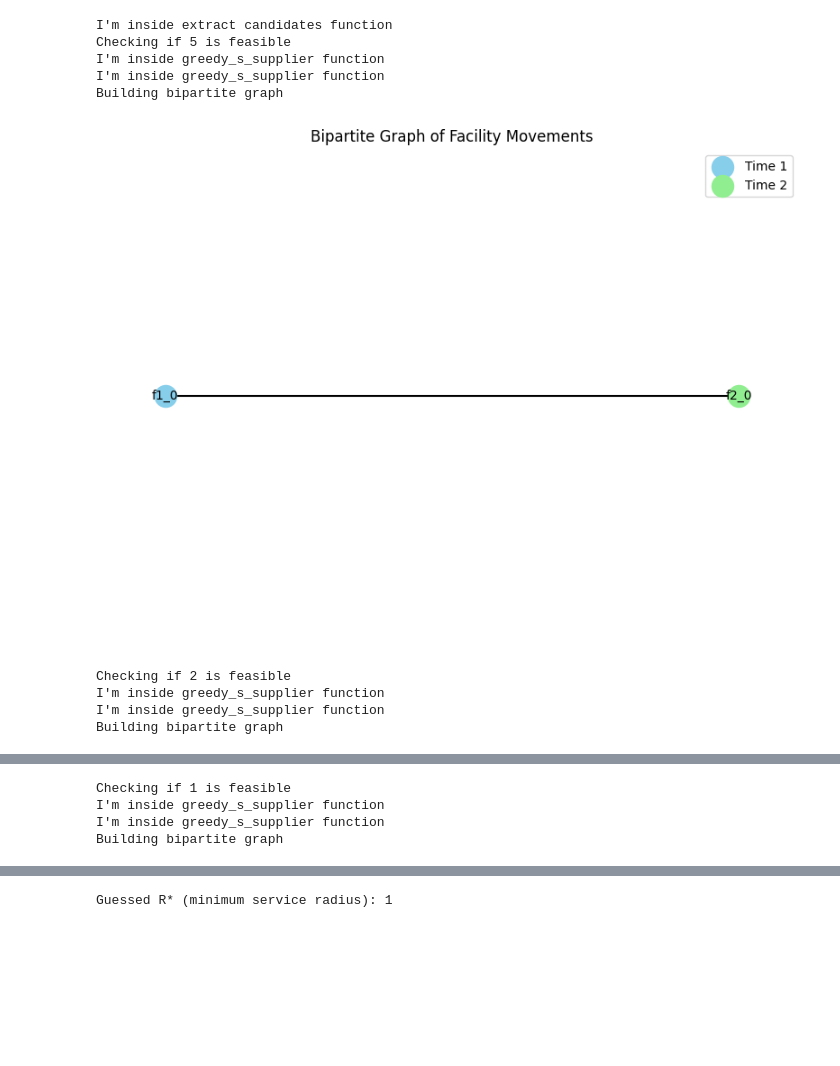
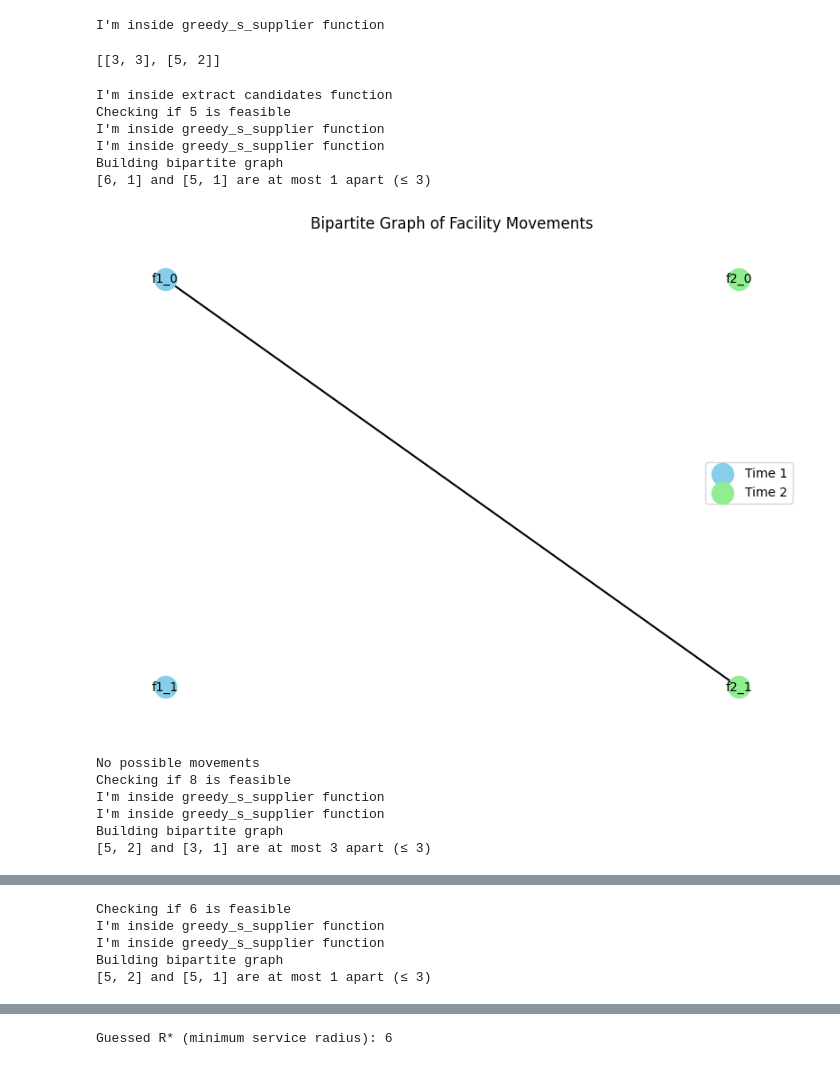
Before and after one commit to Harshith-Puram/MajorProject, a Jupyter notebook: ropt.ipynb, the cells around one changed output, grey strips where cells are left out. Saved outputs shown, nothing was run; the diff lists cells and outputs as text; code cells hidden in the pictures; blank space fills up the shorter version.

Commit message:
Fix issues in ropt.ipynb, had issue when a facility does not have any edges Modified example test case, works properly

```diff
--- a/ropt.ipynb
+++ b/ropt.ipynb
@@ -46,4 +71,9 @@ def greedy_k_supplier(clients, facilities, k, R, distance_fn):
     return used_facilities
+# %%
+greedy_k_supplier(given.clients1,given.facilities1,given.k,6)
+# %% [output]
+I'm inside greedy_s_supplier function
+[[3, 3], [5, 2]]
 # %%
 def draw_bipartite_graph(G):
     # Extract nodes from each partition using node names
@@ -76,14 +106,37 @@ def draw_bipartite_graph(G):
     plt.tight_layout()
     plt.show()
 # %%
-def build_bipartite_graph(facilities1, facilities2, B, distance_fn):
+# def build_bipartite_graph(facilities1, facilities2, B):
+#     print("Building bipartite graph")
+#     G = nx.Graph()
+#     for i, f1 in enumerate(facilities1):
+#         for j, f2 in enumerate(facilities2):
+#             if manhattan_distance(f1, f2) <= B:
+#                 G.add_edge(f"f1_{i}", f"f2_{j}")
+#                 print(f"{f1} and {f2} are atmost {manhattan_distance(f1,f2)} distances apart")
+#                 print(f"{B}")
+#     return G
+
+def build_bipartite_graph(facilities1, facilities2, B):
     print("Building bipartite graph")
     G = nx.Graph()
+
+    # Add all nodes from time 1 and time 2
+    for i in range(len(facilities1)):
+        G.add_node(f"f1_{i}")
+    for j in range(len(facilities2)):
+        G.add_node(f"f2_{j}")
+
+    # Add edges based on Manhattan distance threshold B
     for i, f1 in enumerate(facilities1):
         for j, f2 in enumerate(facilities2):
-            if distance_fn(f1, f2) <= B:
+            dist = manhattan_distance(f1, f2)
+            if dist <= B:
                 G.add_edge(f"f1_{i}", f"f2_{j}")
+                print(f"{f1} and {f2} are at most {dist} apart (≤ {B})")
     return G
+
+
 
 def has_valid_matching(G):
     if G.number_of_edges() == 0:
@@ -108,19 +161,19 @@ def has_valid_matching(G):
     except nx.NetworkXPointlessConcept:
         return False
 # %%
-def is_feasible(R, B, clients1, clients2, facilities1, facilities2, k, distance_fn=manhattan_distance):
-    S1 = greedy_k_supplier(clients1, facilities1, k, R, distance_fn)
-    S2 = greedy_k_supplier(clients2, facilities2, k, R, distance_fn)
+def is_feasible(R, B, clients1, clients2, facilities1, facilities2, k):
+    S1 = greedy_k_supplier(clients1, facilities1, k, R)
+    S2 = greedy_k_supplier(clients2, facilities2, k, R)
     if S1 is None or S2 is None:
         print("Cant cover all clients")
         return False
 
-    G = build_bipartite_graph(list(S1), list(S2), B, distance_fn)
+    G = build_bipartite_graph(list(S1), list(S2), B)
     draw_bipartite_graph(G)
     return has_valid_matching(G)
 # %%
-def binary_search_R_star(clients1, clients2, facilities1, facilities2, B, k, distance_fn=manhattan_distance):
-    candidates = extract_candidate_distances(clients1, clients2, facilities1, facilities2, distance_fn)
+def binary_search_R_star(clients1, clients2, facilities1, facilities2, B, k):
+    candidates = extract_candidate_distances(clients1, clients2, facilities1, facilities2)
     low, high = 0, len(candidates) - 1
     best_R = None
 
@@ -128,7 +181,7 @@ def binary_search_R_star(clients1, clients2, facilities1, facilities2, B, k, dis
         mid = (low + high) // 2
         print(f"Checking if {candidates[mid]} is feasible")
         R = candidates[mid]
-        if is_feasible(R, B, clients1, clients2, facilities1, facilities2, k, distance_fn):
+        if is_feasible(R, B, clients1, clients2, facilities1, facilities2, k):
             best_R = R
             high = mid - 1
         else:
@@ -136,21 +189,25 @@ def binary_search_R_star(clients1, clients2, facilities1, facilities2, B, k, dis
 
     return best_R
 # %%
-R_star = binary_search_R_star(given.clients1, given.clients2, given.facilities1, given.facilities2, given.B, given.k, distance_fn=manhattan_distance)
+R_star = binary_search_R_star(given.clients1, given.clients2, given.facilities1, given.facilities2, given.B, given.k)
 print("Guessed R* (minimum service radius):", R_star)
 # %% [output]
 I'm inside extract candidates function
 Checking if 5 is feasible
 I'm inside greedy_s_supplier function
 I'm inside greedy_s_supplier function
 Building bipartite graph
+[6, 1] and [5, 1] are at most 1 apart (≤ 3)
-[figure, old version]
+[figure, new version]
-Checking if 2 is feasible
+No possible movements
+Checking if 8 is feasible
 I'm inside greedy_s_supplier function
 I'm inside greedy_s_supplier function
 Building bipartite graph
+[5, 2] and [3, 1] are at most 3 apart (≤ 3)
 [figure]
-Checking if 1 is feasible
+Checking if 6 is feasible
 I'm inside greedy_s_supplier function
 I'm inside greedy_s_supplier function
 Building bipartite graph
+[5, 2] and [5, 1] are at most 1 apart (≤ 3)
@@ -158,4 +215,4 @@ Building bipartite graph
-Guessed R* (minimum service radius): 1
+Guessed R* (minimum service radius): 6
 # %%
 with open("output.txt", "w") as file:
   # 3. Write the output to the file
```
Also changed, not shown: parts of 3 cells of this notebook, 3 other files.
